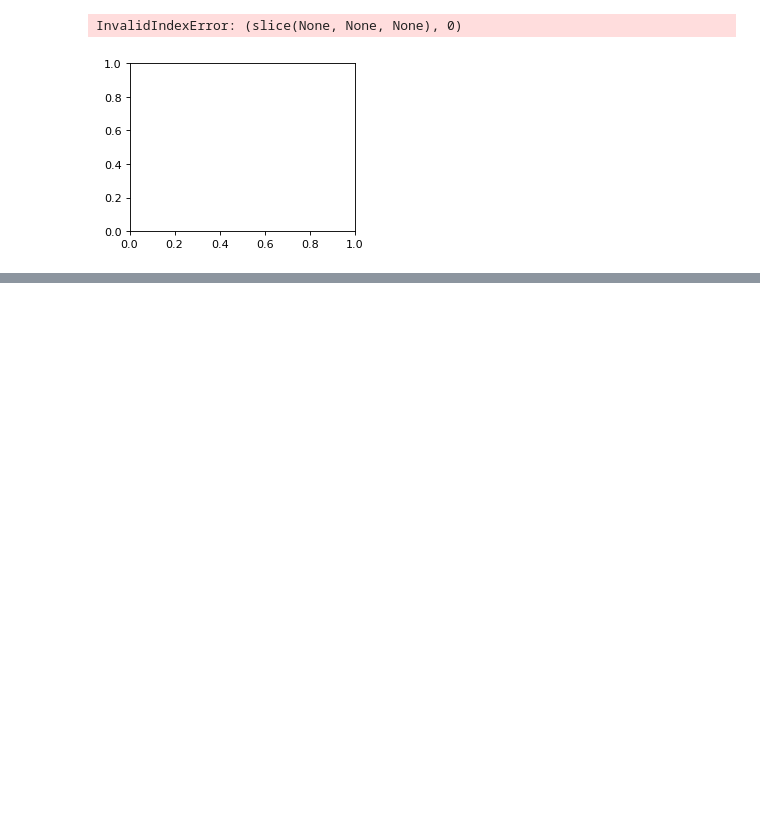
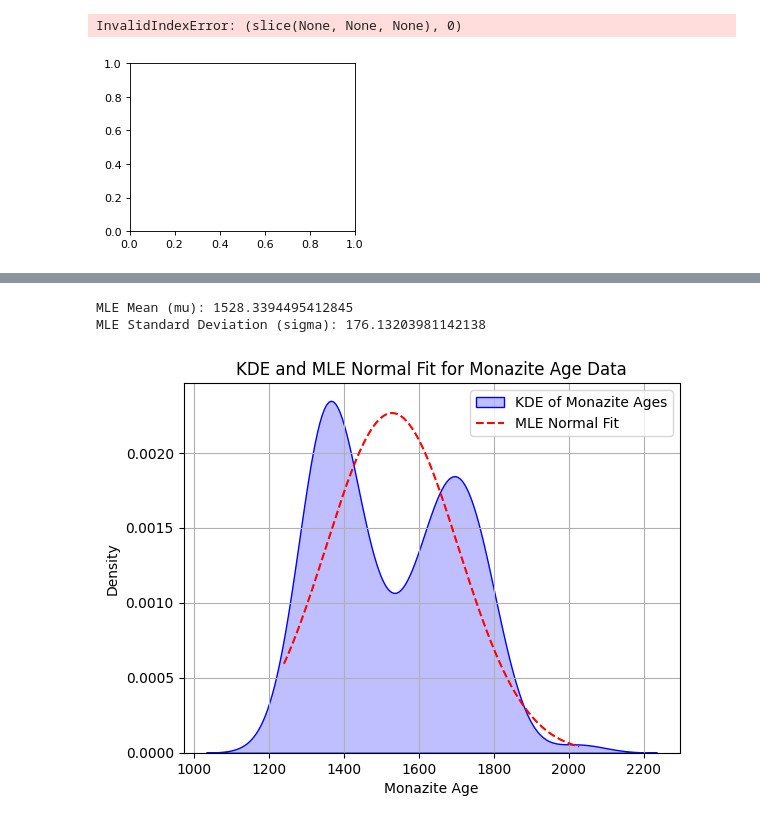
Before and after one commit to Neersha/Machine-learning, a Jupyter notebook: EM_test.ipynb, the cells around one changed output, grey strips where cells are left out. Cells and saved outputs as stored; diff of their text form; code cells hidden in the pictures; blank space fills up the shorter version.

```diff
--- a/EM_test.ipynb
+++ b/EM_test.ipynb
@@ -378,0 +420,61 @@ InvalidIndexError: (slice(None, None, None), 0)
+# %%
+import pandas as pd
+import numpy as np
+from scipy.optimize import minimize
+import seaborn as sns
+import matplotlib.pyplot as plt
+
+# Load monazite age data from an Excel file
+# Replace 'your_file.xlsx' and 'Sheet1' with the actual file name and sheet name
+file_path = 'EM test.xlsx'
+sheet_name = 'Sheet1'
+
+# Read data from the Excel file (assuming age data is in a column named 'Age')
+df = pd.read_excel(file_path, sheet_name=sheet_name)
+
+# Extract the monazite ages from the dataframe
+monazite_ages = df['Age'].dropna().values  # Remove any NaN values if present
+
+# Define the negative log-likelihood function for a normal distribution
+def neg_log_likelihood(params, data):
+    mu, sigma = params[0], params[1]
+    n = len(data)
+    # Negative log-likelihood function for normal distribution
+    log_likelihood = -(-n/2 * np.log(2 * np.pi) - n * np.log(sigma) - np.sum((data - mu)**2) / (2 * sigma**2))
+    return -log_likelihood
+
+# Initial guesses for mu (mean) and sigma (standard deviation)
+initial_guess = [np.mean(monazite_ages), np.std(monazite_ages)]
+
+# Constrain sigma to be positive
+bounds = [(None, None), (1e-5, None)]
+
+# Perform the minimization to find MLE estimates for mu and sigma
+result = minimize(neg_log_likelihood, initial_guess, args=(monazite_ages,), bounds=bounds)
+
+# Extract MLE results
+mu_mle, sigma_mle = result.x
+
+print(f"MLE Mean (mu): {mu_mle}")
+print(f"MLE Standard Deviation (sigma): {sigma_mle}")
+
+# Plot the KDE of the monazite age data
+sns.kdeplot(monazite_ages, label='KDE of Monazite Ages', color='blue', fill=True)
+
+# Plot the MLE Normal distribution with estimated mean (mu_mle) and std (sigma_mle)
+x = np.linspace(min(monazite_ages), max(monazite_ages), 1000)
+mle_pdf = (1/(sigma_mle * np.sqrt(2 * np.pi))) * np.exp(-(x - mu_mle)**2 / (2 * sigma_mle**2))
+
+plt.plot(x, mle_pdf, label='MLE Normal Fit', color='red', linestyle='--')
+
+# Customize the plot
+plt.title('KDE and MLE Normal Fit for Monazite Age Data')
+plt.xlabel('Monazite Age')
+plt.ylabel('Density')
+plt.legend()
+plt.grid(True)
+plt.show()
+# %% [output]
+MLE Mean (mu): 1528.3394495412845
+MLE Standard Deviation (sigma): 176.13203981142138
+[figure, added]
```
Also changed, not shown: parts of 5 cells of this notebook.
